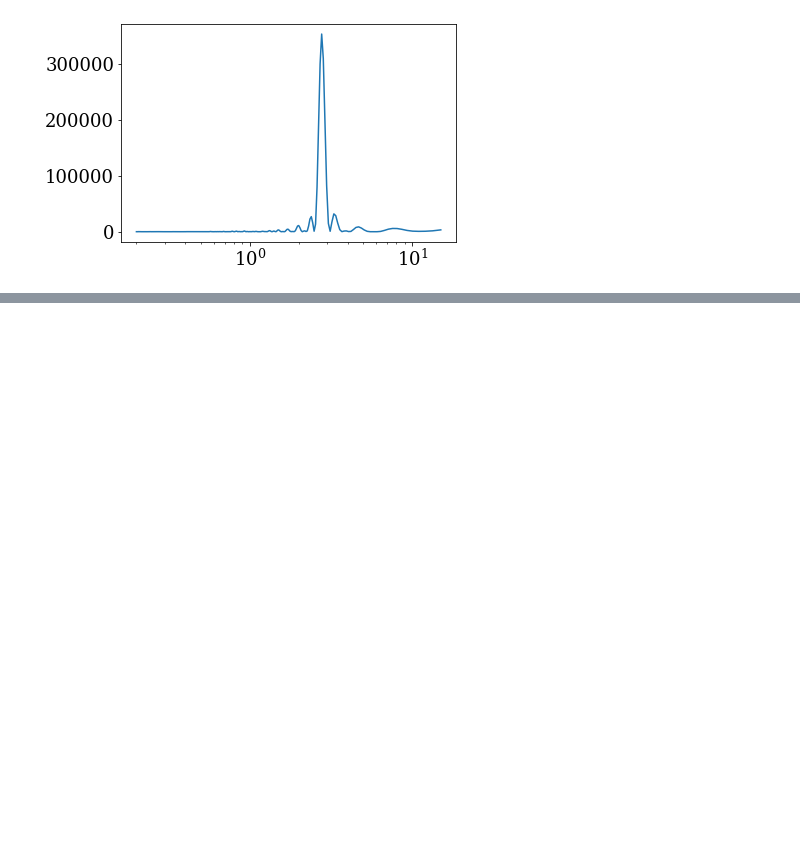
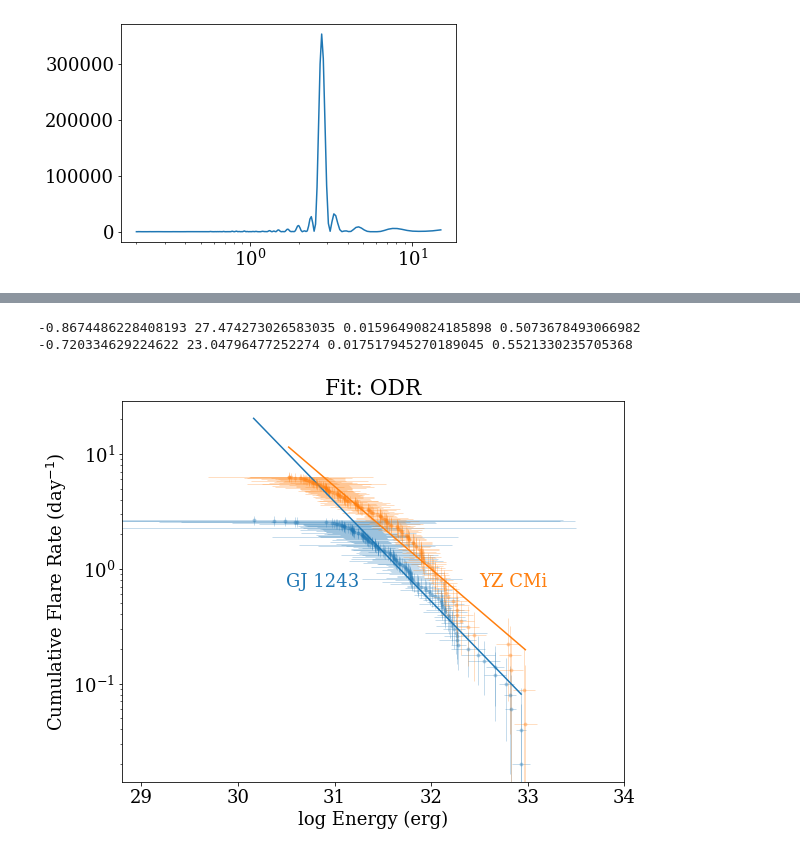
Before and after one commit to jradavenport/YZCMi_TESS, a Jupyter notebook: yzcmi_vs_gj1243.ipynb, the cells around one changed output, grey strips where cells are left out. Saved outputs shown, nothing was run; the diff lists cells and outputs as text; code cells hidden in the pictures; blank space fills up the shorter version.

```diff
--- a/yzcmi_vs_gj1243.ipynb
+++ b/yzcmi_vs_gj1243.ipynb
@@ -152,0 +175,55 @@ plt.savefig('YZCMI_vs_GJ1243.png', dpi=150, bbox_inches='tight', pad_inches=0.25
+# %%
+def quickfit(x,y,xe,ye):
+
+    b00, b10 = -1., 30
+
+    linear = Model(f)
+    ok = np.where(np.isfinite(x) & np.isfinite(y) & np.isfinite(xe) & np.isfinite(ye))[0]
+    mydata = RealData(x[ok], y[ok], sx=xe[ok], sy=ye[ok])
+    myodr = ODR(mydata, linear, beta0=[b00, b10])
+    myoutput = myodr.run()
+
+    m, b = myoutput.beta[0], myoutput.beta[1]
+    m_err, b_err = myoutput.sd_beta[0], myoutput.sd_beta[1]
+
+    return m,b,m_err,b_err
+# %%
+plt.figure(figsize=(9,7))
+
+plt.errorbar(ffd_x, ffd_y, xerr=np.sqrt(ffd_xerr**2+LUMIN_err**2),
+             yerr=ffd_yerr,
+             color='C0', alpha=0.25, linestyle='none', lw=1, marker='.')
+
+plt.errorbar(ffd_xY, ffd_yY, xerr=np.sqrt(ffd_xerrY**2+LUMINY_err**2),
+             yerr=ffd_yerrY,
+             color='C1', alpha=0.25, linestyle='none', lw=1, marker='.')
+
+m,b,m_err,b_err = quickfit(ffd_x, ffd_y,
+                           np.sqrt(ffd_xerr**2+LUMIN_err**2), ffd_yerr)
+mY,bY,m_errY,b_errY = quickfit(ffd_xY, ffd_yY,
+                               np.sqrt(ffd_xerrY**2+LUMINY_err**2), ffd_yerrY)
+
+plt.plot(ffd_x, 10**(m*ffd_x + b))
+plt.plot(ffd_xY, 10**(mY*ffd_xY + bY))
+
+plt.yscale('log')
+
+plt.xlabel('log Energy (erg)')
+plt.ylabel(r'Cumulative Flare Rate (day$^{-1}$)')
+# plt.title('GJ 1243 (M4, P$_{rot}$=0.59d)', fontsize=14)
+
+# plt.text(31.5, 5, 'Kepler',color='k')
+plt.text(30.5, 0.7,'GJ 1243', color='C0')
+plt.text(32.5, 0.7,'YZ CMi', color='C1')
+plt.xlim(28.8,34)
+
+plt.title('Fit: ODR')
+# plt.savefig('YZCMI_vs_GJ1243.png', dpi=150, bbox_inches='tight', pad_inches=0.25)
+
+
+print(m,b,m_err,b_err)
+print(mY,bY,m_errY,b_errY)
+# %% [output]
+-0.8674486228408193 27.474273026583035 0.01596490824185898 0.5073678493066982
+-0.720334629224622 23.04796477252274 0.017517945270189045 0.5521330235705368
+[figure, added]
```
Also changed, not shown: parts of 11 cells of this notebook.
